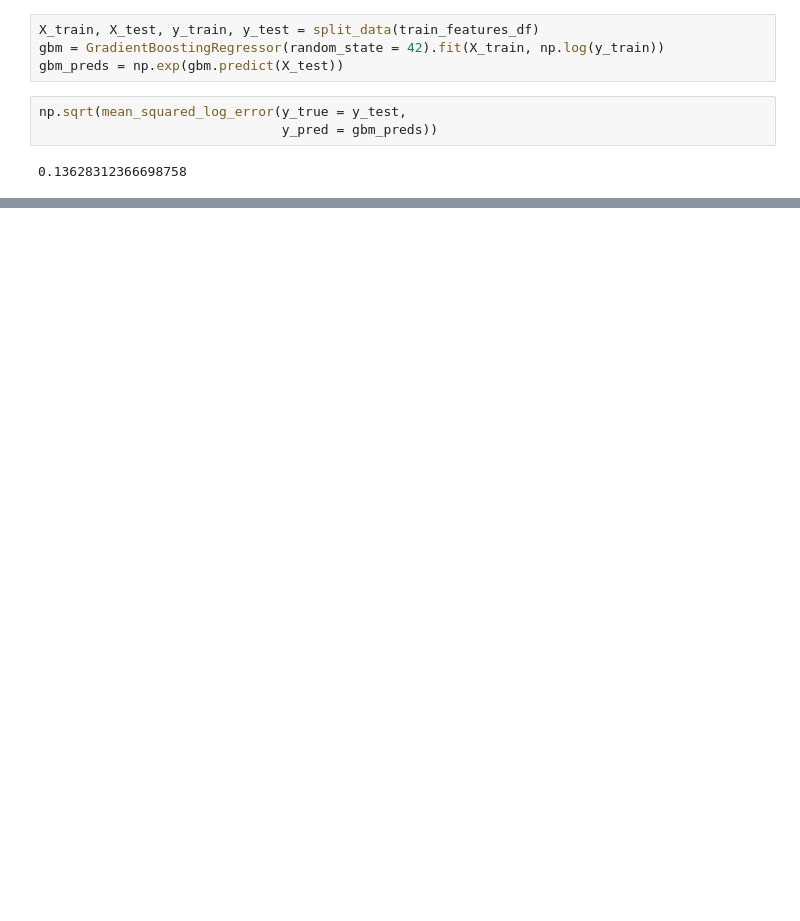
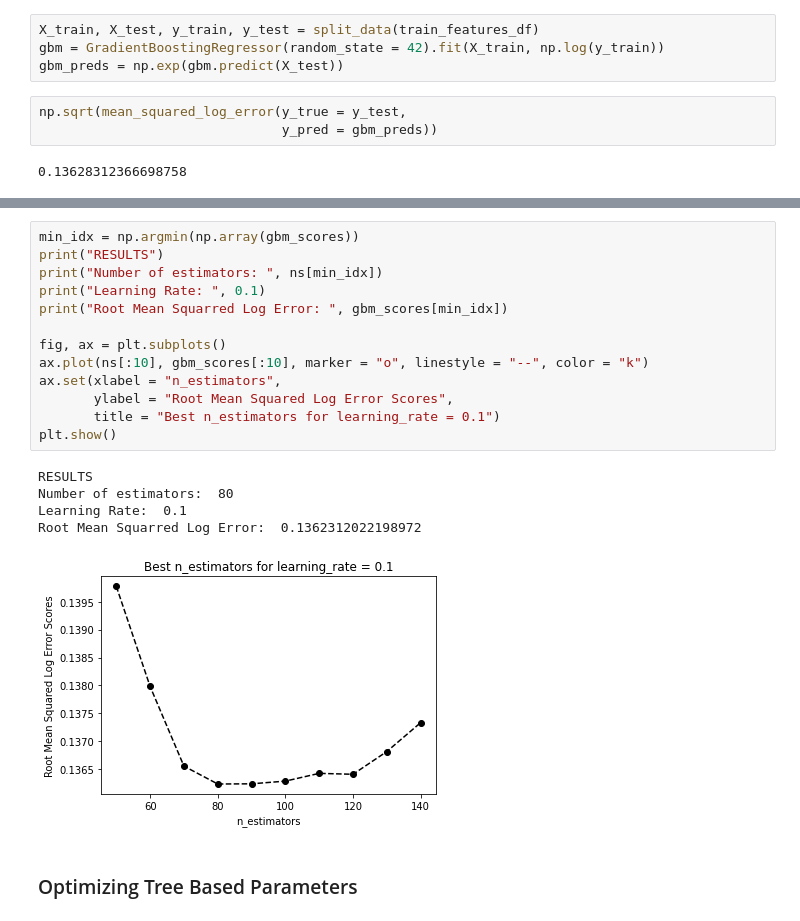
Before and after one commit to yashveersinghsohi/Competitions, a Jupyter notebook: House Prices/Submissions/Sub 4 - Boosting and Stacking/Sub_4_Boosting.ipynb, the cells around one changed output, grey strips where cells are left out. Saved outputs shown, nothing was run; the diff lists cells and outputs as text; blank space fills up the shorter version.

```diff
--- a/House Prices/Submissions/Sub 4 - Boosting and Stacking/Sub_4_Boosting.ipynb
+++ b/House Prices/Submissions/Sub 4 - Boosting and Stacking/Sub_4_Boosting.ipynb
@@ -127,0 +167,21 @@ np.sqrt(mean_squared_log_error(y_true = y_test,
+# %%
+min_idx = np.argmin(np.array(gbm_scores))
+print("RESULTS")
+print("Number of estimators: ", ns[min_idx])
+print("Learning Rate: ", 0.1)
+print("Root Mean Squarred Log Error: ", gbm_scores[min_idx])
+
+fig, ax = plt.subplots()
+ax.plot(ns[:10], gbm_scores[:10], marker = "o", linestyle = "--", color = "k")
+ax.set(xlabel = "n_estimators",
+       ylabel = "Root Mean Squared Log Error Scores",
+       title = "Best n_estimators for learning_rate = 0.1")
+plt.show()
+# %% [output]
+RESULTS
+Number of estimators:  80
+Learning Rate:  0.1
+Root Mean Squarred Log Error:  0.1362312022198972
+[figure, added]
+# %% [markdown]
+### Optimizing Tree Based Parameters
```
Also changed, not shown: parts of 8 cells of this notebook.
